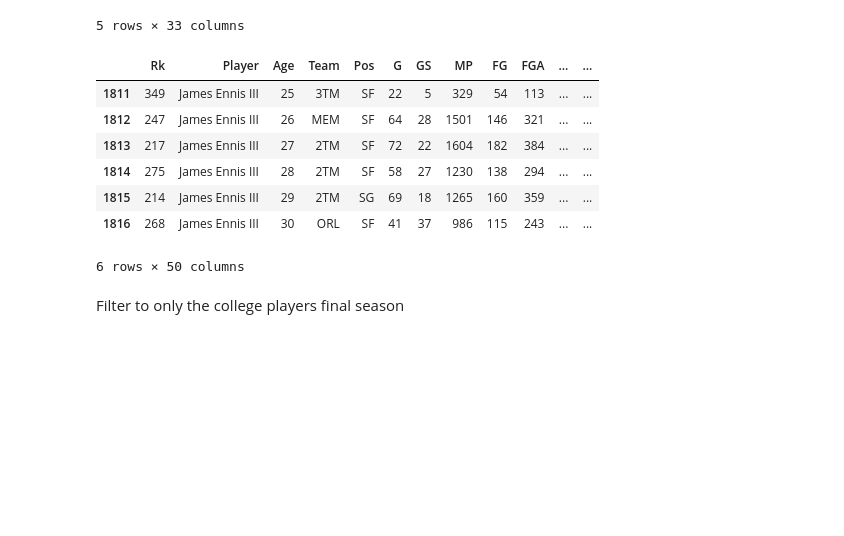
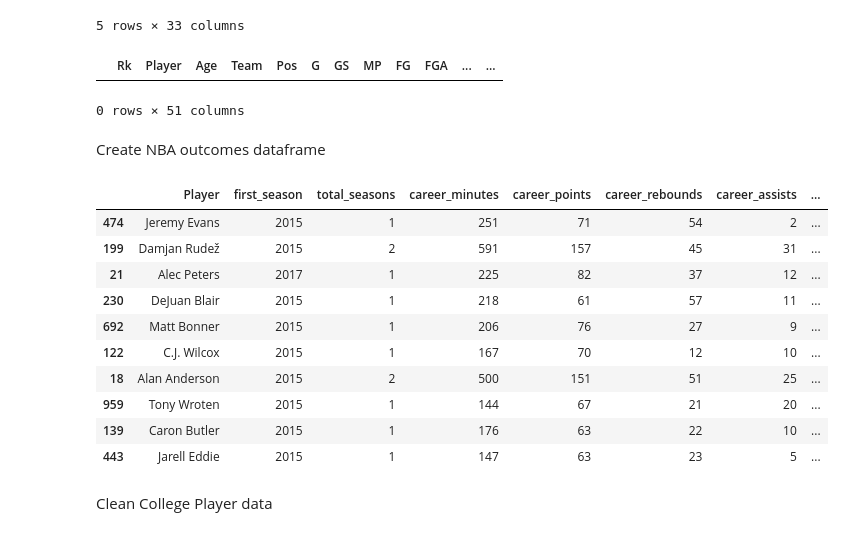
Before and after one commit to Jeremy-Thompson33/NBA_Prospect_Evaluator, a Jupyter notebook: datacollection.ipynb, the cells around one changed output. Cells and saved outputs as stored; diff of their text form; code cells hidden in the pictures; blank space fills up the shorter version.

```diff
--- a/datacollection.ipynb
+++ b/datacollection.ipynb
@@ -213,13 +213,13 @@ nba_player_stats.head()
 # %%
 # Sort so the row with the most games is first
 nba_player_stats = nba_player_stats.sort_values(
-    ["Player", "season", "G"],
+    ["Player", "Season", "G"],
     ascending=[True, True, False]
 )
 
 # Keep only the first row for each player-season
 nba_player_stats = nba_player_stats.drop_duplicates(
-    subset=["Player", "season"],
+    subset=["Player", "Season"],
     keep="first"
 ).reset_index(drop=True)
 # %%
@@ -340,14 +340,18 @@ new_cols = [
 ]
 
 nba_player_stats[new_cols] = nba_player_stats[new_cols].round(2)
-# %%
-nba_player_stats[nba_player_stats['Player'] == 'James Ennis III']
-# %% [output]
-|  | Rk | Player | Age | Team | Pos | G | GS | MP | FG | FGA | ... | ... |
-| 1811 | 349 | James Ennis III | 25 | 3TM | SF | 22 | 5 | 329 | 54 | 113 | ... | ... |
-| 1812 | 247 | James Ennis III | 26 | MEM | SF | 64 | 28 | 1501 | 146 | 321 | ... | ... |
-| 1813 | 217 | James Ennis III | 27 | 2TM | SF | 72 | 22 | 1604 | 182 | 384 | ... | ... |
-| 1814 | 275 | James Ennis III | 28 | 2TM | SF | 58 | 27 | 1230 | 138 | 294 | ... | ... |
-| 1815 | 214 | James Ennis III | 29 | 2TM | SG | 69 | 18 | 1265 | 160 | 359 | ... | ... |
-| 1816 | 268 | James Ennis III | 30 | ORL | SF | 41 | 37 | 986 | 115 | 243 | ... | ... |
-6 rows × 50 columns
+# %%
+# Check for duplicate names
+duplicate_names_same_season = nba_player_stats[
+    nba_player_stats.duplicated(
+        subset=["Player", "Season"],
+        keep=False
+    )
+].sort_values(["Player", "Season"])
+
+duplicate_names_same_season
+
+# None exist yay!
+# %% [output]
+|  | Rk | Player | Age | Team | Pos | G | GS | MP | FG | FGA | ... | ... |
+0 rows × 51 columns
@@ -354,5 +372,52 @@ nba_player_stats[nba_player_stats['Player'] == 'James Ennis III']
+# %% [markdown]
+Create NBA outcomes dataframe
+# %%
+# Create success score for each NBA player
+nba_success_scores = (
+    nba_player_stats
+    .groupby("Player")
+    .agg(
+        first_season=("first_season", "first"),
+        total_seasons=("Season", "nunique"),
+        career_minutes=("MP", "sum"),
+        career_points=("PTS", "sum"),
+        career_rebounds=("TRB", "sum"),
+        career_assists=("AST", "sum"),
+        career_blocks=("BLK", "sum"),
+        career_steals=("STL", "sum")
+    )
+)
+
+nba_success_scores["production_score"] = (
+    nba_success_scores["career_points"]
+    + 0.5 * nba_success_scores["career_rebounds"]
+    + 1.5 * nba_success_scores["career_assists"]
+    + 2 * nba_success_scores["career_steals"]
+    + 2 * nba_success_scores["career_blocks"]
+)
+
+nba_success_scores["success_score"] = (
+    nba_success_scores["production_score"]
+    / nba_success_scores["total_seasons"]
+)
+
+nba_success_scores.reset_index(inplace=True)
+# %%
+nba_success_scores.sort_values("success_score", ascending=False).head(10)
+# %% [output]
+|  | Player | first_season | total_seasons | career_minutes | career_points | career_rebounds | career_assists | ... |
+| 474 | Jeremy Evans | 2015 | 1 | 251 | 71 | 54 | 2 | ... |
+| 199 | Damjan Rudež | 2015 | 2 | 591 | 157 | 45 | 31 | ... |
+| 21 | Alec Peters | 2017 | 1 | 225 | 82 | 37 | 12 | ... |
+| 230 | DeJuan Blair | 2015 | 1 | 218 | 61 | 57 | 11 | ... |
+| 692 | Matt Bonner | 2015 | 1 | 206 | 76 | 27 | 9 | ... |
+| 122 | C.J. Wilcox | 2015 | 1 | 167 | 70 | 12 | 10 | ... |
+| 18 | Alan Anderson | 2015 | 2 | 500 | 151 | 51 | 25 | ... |
+| 959 | Tony Wroten | 2015 | 1 | 144 | 67 | 21 | 20 | ... |
+| 139 | Caron Butler | 2015 | 1 | 176 | 63 | 22 | 10 | ... |
+| 443 | Jarell Eddie | 2015 | 1 | 147 | 63 | 23 | 5 | ... |
 # %% [markdown]
-Filter to only the college players final season
+Clean College Player data
 # %%
 college_player_stats_copy = college_player_stats.copy()
 # %%
```
Also changed, not shown: parts of 16 cells of this notebook, 4 other files.
